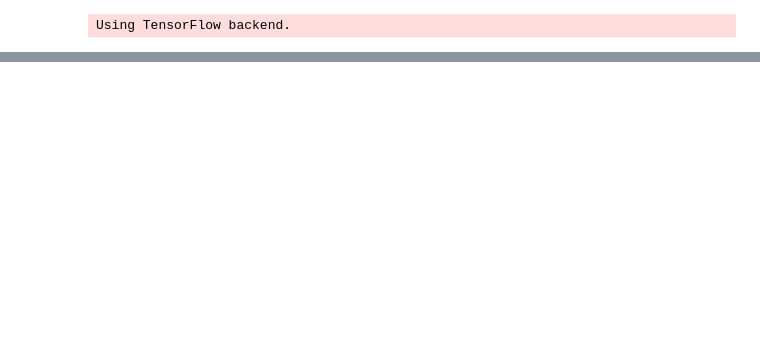
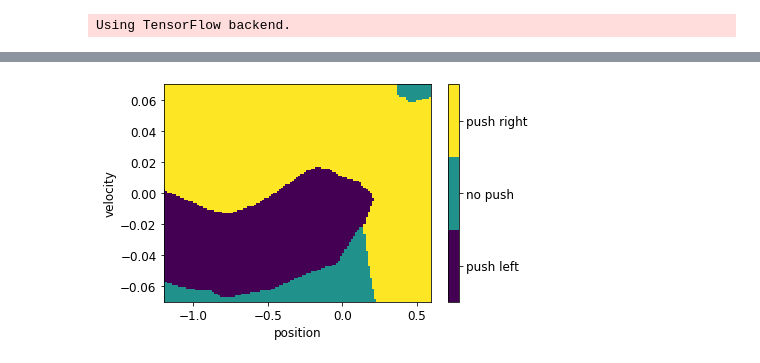
Before and after one commit to paige-chang/MountainCar, a Jupyter notebook: MountainCar.ipynb, the cells around one changed output, grey strips where cells are left out. Cells and saved outputs as stored; diff of their text form; code cells hidden in the pictures; blank space fills up the shorter version.

```diff
--- a/MountainCar.ipynb
+++ b/MountainCar.ipynb
@@ -247,0 +330,24 @@ Average rewards in the last 100 episodes: -105.69
+# %%
+# Visualization of policy
+poses = np.linspace(env.unwrapped.min_position, env.unwrapped.max_position, 128)
+vels = np.linspace(-env.unwrapped.max_speed, env.unwrapped.max_speed, 128)
+positions, velocities = np.meshgrid(poses, vels)
+
+env = gym.make('MountainCar-v0')
+model = models.load_model('MountainCar-v0-dqn.h5')
+
+@np.vectorize
+def decide(position, velocity):
+    return np.argmax(model.predict(np.array([[position, velocity]])))
+
+action_values = decide(positions, velocities)
+
+fig, ax = plt.subplots()
+c = ax.pcolormesh(positions, velocities, action_values)
+ax.set_xlabel('position')
+ax.set_ylabel('velocity')
+cbar = fig.colorbar(c, ax = ax, boundaries = [-.5, .5, 1.5, 2.5], ticks = [0, 1, 2])
+cbar.ax.set_yticklabels(['push left', 'no push', 'push right'])
+fig.show()
+# %% [output]
+[figure, added]
```
Also changed, not shown: parts of 7 cells of this notebook.
